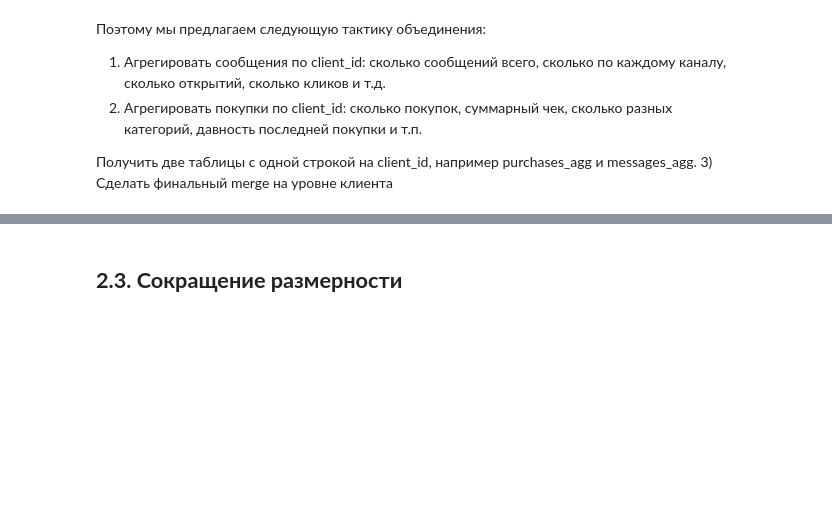
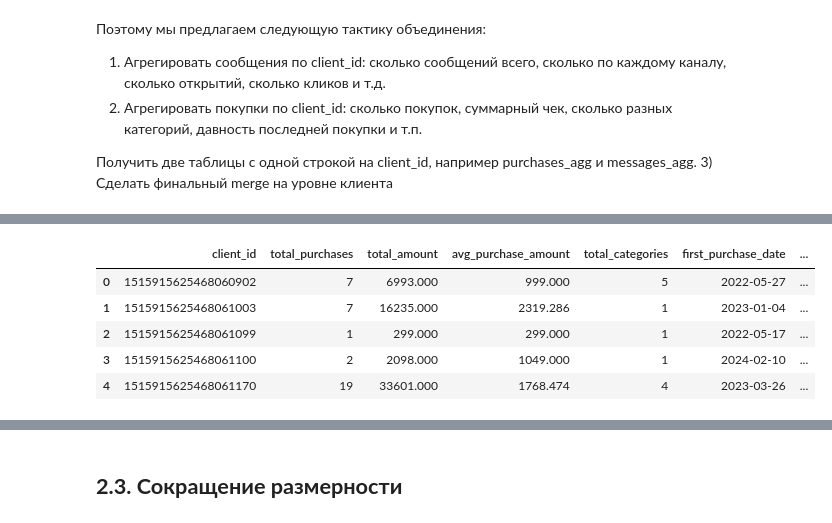
Before and after one commit to azarovdimka/Data_Science, a Jupyter notebook: Machine_Learning/Маркетинг/Маркетинг.ipynb, the cells around one changed output, grey strips where cells are left out. Saved outputs shown, nothing was run; the diff lists cells and outputs as text; code cells hidden in the pictures; blank space fills up the shorter version.

```diff
--- a/Machine_Learning/Маркетинг/Маркетинг.ipynb
+++ b/Machine_Learning/Маркетинг/Маркетинг.ipynb
@@ -241,71 +296,35 @@ for df in df_list:
 # %%
-messages_agg = messages_df.groupby('client_id').agg(
-    total_messages=('message_id', 'count'),
-    total_opens=('event', 'count'),
-    total_clicks=('event', 'count'),
-    total_messages_sent=('event', 'count'),
-    total_purchases=('event', 'count'),
-    top_channel=('channel', lambda x: x.value_counts().index[0]),
-
-    first_action_date=('date', 'min'),
-    last_action_date=('date', 'max'),
-
-    first_send_date=('date', 'min'),
-    first_purchase_date=('date', 'min'),
-    first_click_date=('date', 'min'),
-    first_open_date=('date', 'min'),
-    first_unsubscribe_date=('date', 'min'),
-    first_hbq_spam_date=('date', 'min'),
-    first_complain_date=('date', 'min'),
-
-
-    last_purchase_date=('date', 'max'),
-    last_click_date=('date', 'max'),
-    last_open_date=('date', 'max'),
-    last_send_date=('date', 'max'),
-    last_unsubscribe_date=('date', 'max'),
-    last_hbq_spam_date=('date', 'max'),
-    last_complain_date=('date', 'max')
-
-).reset_index()
-
-# считаем, сколько сообщений по каждому каналу на клиента
-channel_counts = pd.crosstab(messages_df['client_id'], messages_df['channel'])
-channel_counts = channel_counts.add_prefix('channel_')  # channel_email, channel_mobile_push, ...
-# добавляем к messages_agg
-messages_agg = messages_agg.join(channel_counts, on='client_id')
-
 purchases_agg = purchases_df.groupby('client_id').agg(
     total_purchases=('quantity', 'sum'),
     total_amount=('price', 'sum'),
     avg_purchase_amount=('price', 'mean'),
     total_categories=('category_ids', 'nunique'),
     first_purchase_date=('date', 'min'),
     last_purchase_date=('date', 'max')
 ).reset_index()
 
+# Рассчитаем период между первой и последней покупкой и средний интервал между покупками
+# на всякий случай привести все *_date к datetime
+date_cols = [col for col in purchases_agg.columns if col.endswith('_date')]
+purchases_agg[date_cols] = purchases_agg[date_cols].apply(pd.to_datetime)
 
-# на всякий случай привести все *_date к datetime
-date_cols = [col for col in messages_agg.columns if col.endswith('_date')]
-messages_agg[date_cols] = messages_agg[date_cols].apply(pd.to_datetime)
+# длина периода между первой и последней покупкой (в днях)
+purchases_agg['purchase_max_period_days'] = (
+    purchases_agg['last_purchase_date'] - purchases_agg['first_purchase_date']
+).dt.days
 
-# список "пар" first/last по одному префиксу
-prefixes = [
-    'action',
-    'send',
-    'purchase',
-    'click',
-    'open',
-    'unsubscribe',
-    'hbq_spam',
-    'complain'
-]
+# средний интервал между покупками (в днях)
+purchases_agg['avg_days_between_purchases'] = np.where(
+    purchases_agg['total_purchases'] > 1,
+    purchases_agg['purchase_max_period_days'] / (purchases_agg['total_purchases'] - 1),
+    np.nan  # если покупка одна или ноль, интервал не определён
+)
 
-for p in prefixes:
-    messages_agg[f'{p}_days_diff'] = (
-        messages_agg[f'last_{p}_date'] - messages_agg[f'first_{p}_date']
-    ).dt.days
-
-
-display(purchases_agg.head())
-display(messages_agg.head())
+purchases_agg.head()
+# %% [output]
+|  | client_id | total_purchases | total_amount | avg_purchase_amount | total_categories | first_purchase_date | ... |
+| 0 | 1515915625468060902 | 7 | 6993.000 | 999.000 | 5 | 2022-05-27 | ... |
+| 1 | 1515915625468061003 | 7 | 16235.000 | 2319.286 | 1 | 2023-01-04 | ... |
+| 2 | 1515915625468061099 | 1 | 299.000 | 299.000 | 1 | 2022-05-17 | ... |
+| 3 | 1515915625468061100 | 2 | 2098.000 | 1049.000 | 1 | 2024-02-10 | ... |
+| 4 | 1515915625468061170 | 19 | 33601.000 | 1768.474 | 4 | 2023-03-26 | ... |
```
Also changed, not shown: parts of 5 cells of this notebook.
